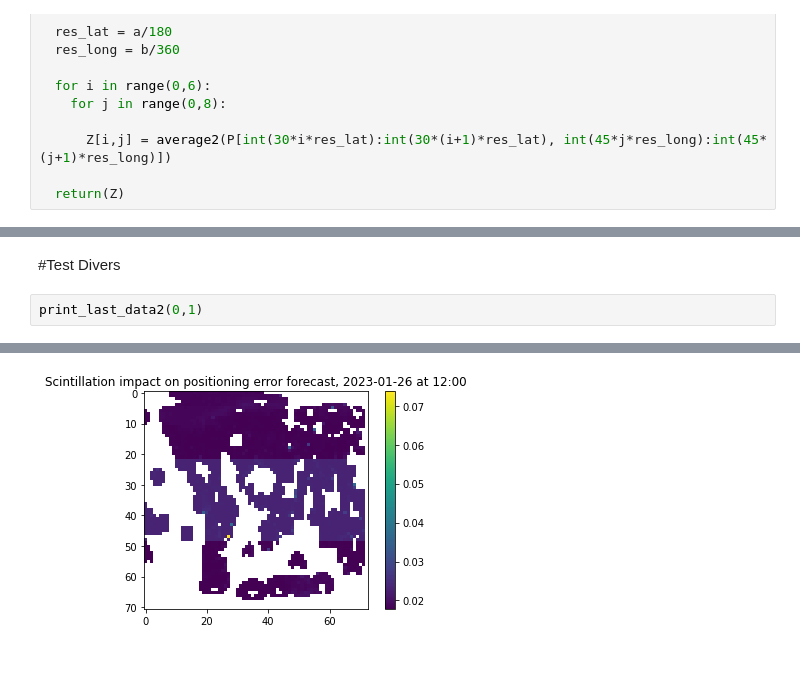
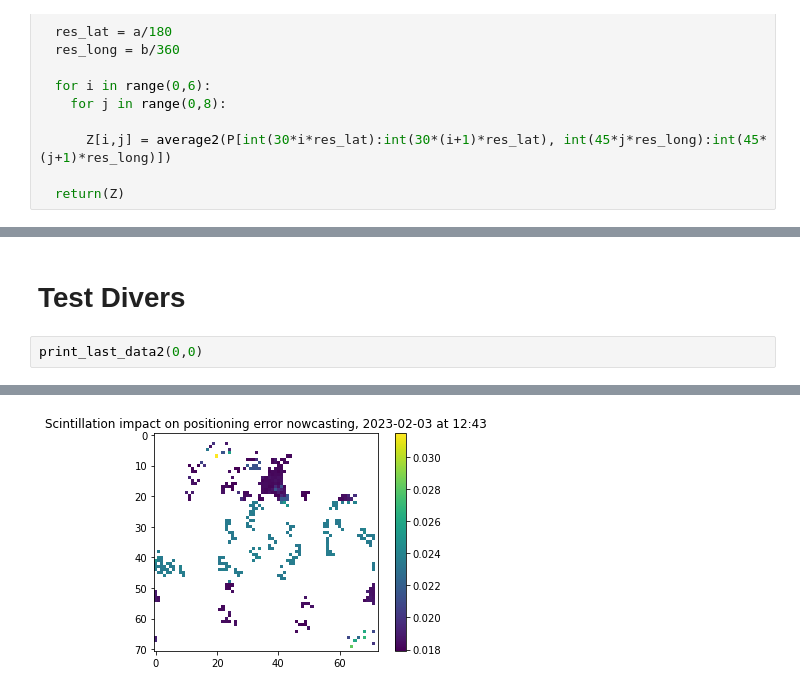
Before and after one commit to ArthurAmmeux/TAMAGI, a Jupyter notebook: GNSS.ipynb, the cells around one changed output, grey strips where cells are left out. Cells and saved outputs as stored; diff of their text form; blank space fills up the shorter version.

```diff
--- a/GNSS.ipynb
+++ b/GNSS.ipynb
@@ -328,5 +501,5 @@ def display_imap(forecast):
 # %% [markdown]
-#Test Divers
+# Test Divers
 # %%
-print_last_data2(0,1)
+print_last_data2(0,0)
 # %% [output]
@@ -334,6 +507,6 @@ Downloading file from https://ionospheric-prediction.jrc.ec.europa.eu/products/I
 Finished downloading.
 Extracting the file now ...
-[figure, old version]
+[figure, new version]
 # %%
 display_imap(0)
 # %% [output]
```
Also changed, not shown: parts of 16 cells of this notebook.
